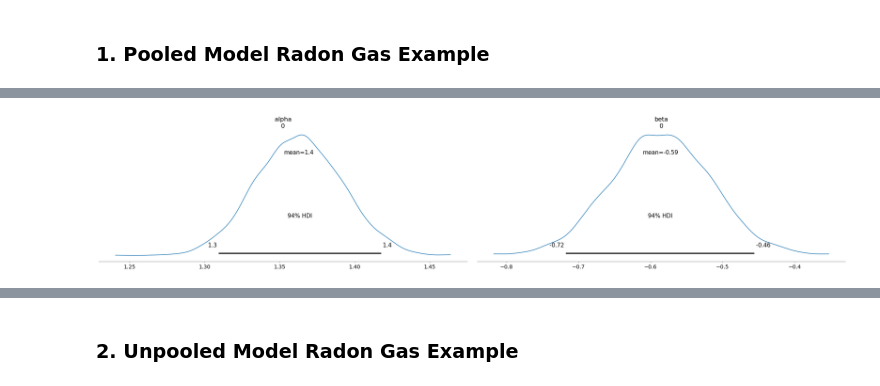
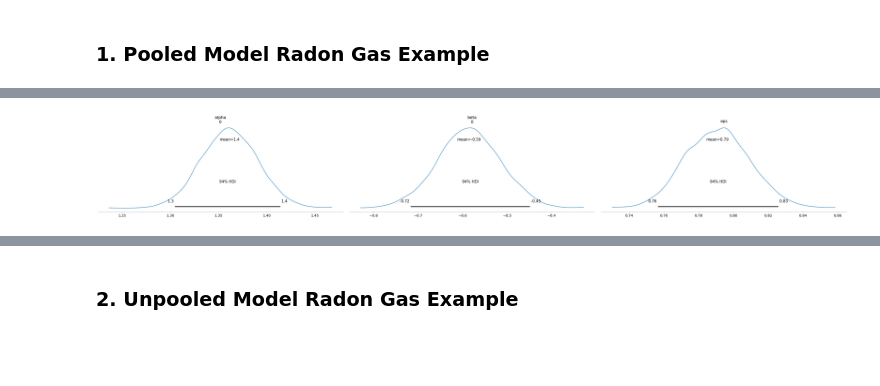
Before and after one commit to sithankanna/naive-bayesians, a Jupyter notebook: misc/hierarchical_bayesian/002-hierarchical-multi_variate_reg.ipynb, the cells around one changed output, grey strips where cells are left out. Drawn from its saved outputs; the diff is of its cells as text; code cells hidden in the pictures; blank space fills up the shorter version.

```diff
--- a/misc/hierarchical_bayesian/002-hierarchical-multi_variate_reg.ipynb
+++ b/misc/hierarchical_bayesian/002-hierarchical-multi_variate_reg.ipynb
@@ -122,10 +122,10 @@ NUTS: [eps, beta, alpha]
 Sampling 2 chains for 1_000 tune and 2_000 draw iterations (2_000 + 4_000 draws total) took 35 seconds.
 [interactive output not drawn]
 # %%
-pm.plot_posterior(trace, var_names=["alpha", "beta"])
+pm.plot_posterior(trace)
 plt.show()
 # %% [output]
-[figure, old version]
+[figure, new version]
 [interactive output not drawn]
 # %%
 with ind_radon_model:
```
Also changed, not shown: parts of 15 cells of this notebook.
